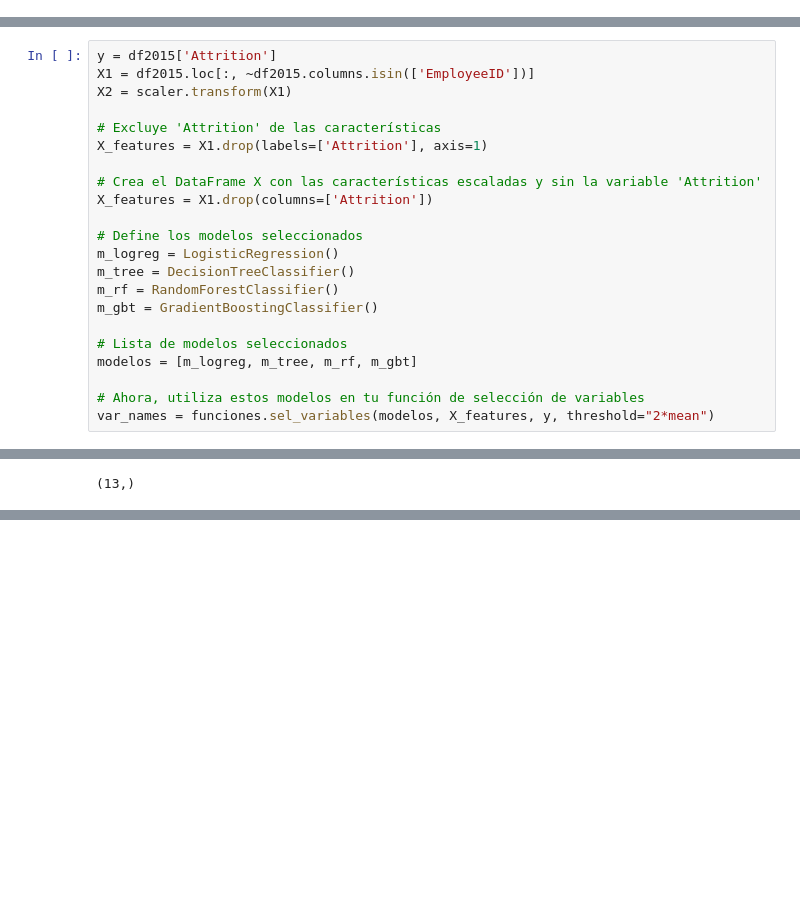
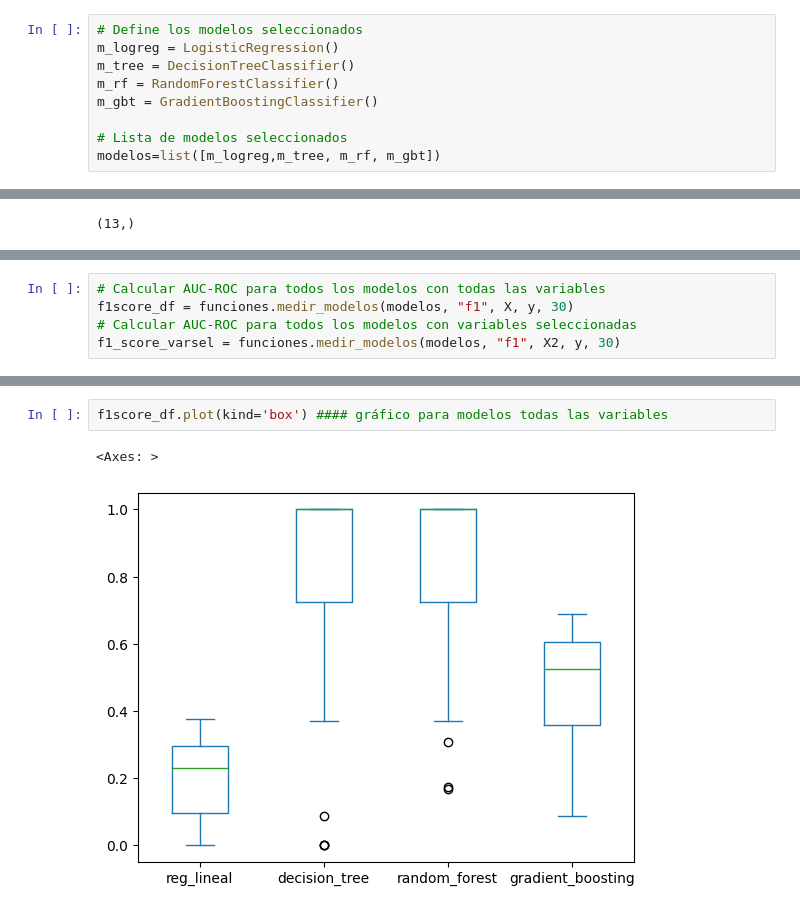
Before and after one commit to Laurahg22/Trabajo-analitica-RH, a Jupyter notebook: d_modelos.ipynb, the cells around one changed output, grey strips where cells are left out. Saved outputs shown, nothing was run; the diff lists cells and outputs as text; blank space fills up the shorter version.

```diff
--- a/d_modelos.ipynb
+++ b/d_modelos.ipynb
@@ -107 +110,10 @@ plt.show()
+# %%
+# Define los modelos seleccionados
+m_logreg = LogisticRegression()
+m_tree = DecisionTreeClassifier()
+m_rf = RandomForestClassifier()
+m_gbt = GradientBoostingClassifier()
+
+# Lista de modelos seleccionados
+modelos=list([m_logreg,m_tree, m_rf, m_gbt])
 # %% [markdown]
@@ -109,22 +120,0 @@ plt.show()
-# %%
-y = df2015['Attrition']
-X1 = df2015.loc[:, ~df2015.columns.isin(['EmployeeID'])]
-X2 = scaler.transform(X1)
-
-# Excluye 'Attrition' de las características
-X_features = X1.drop(labels=['Attrition'], axis=1)
-
-# Crea el DataFrame X con las características escaladas y sin la variable 'Attrition'
-X_features = X1.drop(columns=['Attrition'])
-
-# Define los modelos seleccionados
-m_logreg = LogisticRegression()
-m_tree = DecisionTreeClassifier()
-m_rf = RandomForestClassifier()
-m_gbt = GradientBoostingClassifier()
-
-# Lista de modelos seleccionados
-modelos = [m_logreg, m_tree, m_rf, m_gbt]
-
-# Ahora, utiliza estos modelos en tu función de selección de variables
-var_names = funciones.sel_variables(modelos, X_features, y, threshold="2*mean")
@@ -142,0 +153,5 @@ array(['Age', 'BusinessTravel_Travel_Frequently', 'DistanceFromHome',
+# %%
+# Calcular AUC-ROC para todos los modelos con todas las variables
+f1score_df = funciones.medir_modelos(modelos, "f1", X, y, 30)
+# Calcular AUC-ROC para todos los modelos con variables seleccionadas
+f1_score_varsel = funciones.medir_modelos(modelos, "f1", X2, y, 30)
@@ -142,0 +180,5 @@ array(['Age', 'BusinessTravel_Travel_Frequently', 'DistanceFromHome',
+# %%
+f1score_df.plot(kind='box') #### gráfico para modelos todas las variables
+# %% [output]
+<Axes: >
+[figure, added]
```
Also changed, not shown: parts of 25 cells of this notebook.
